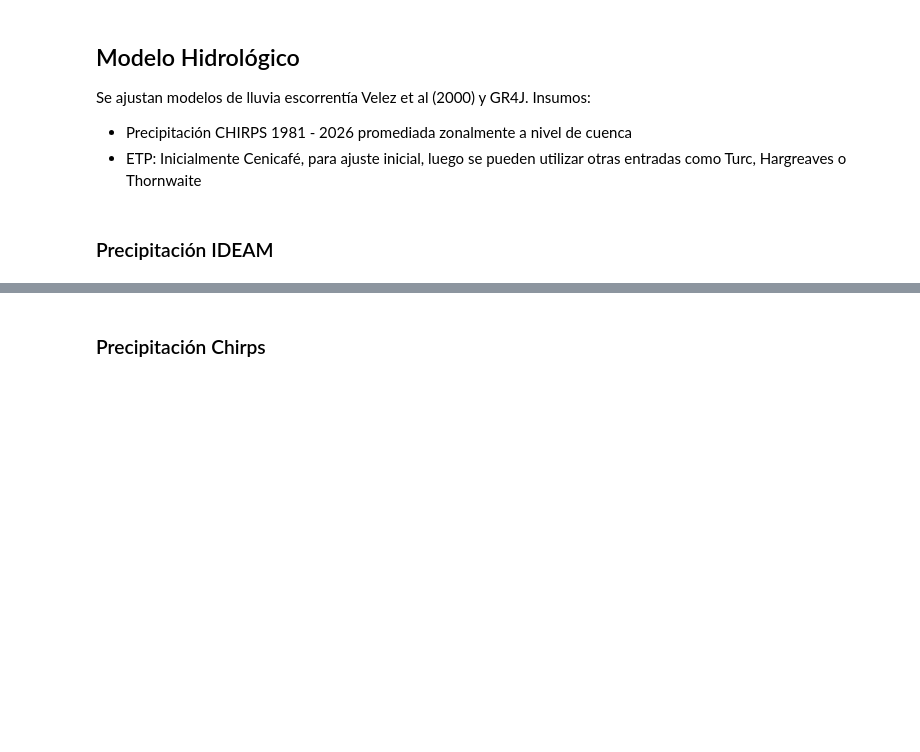
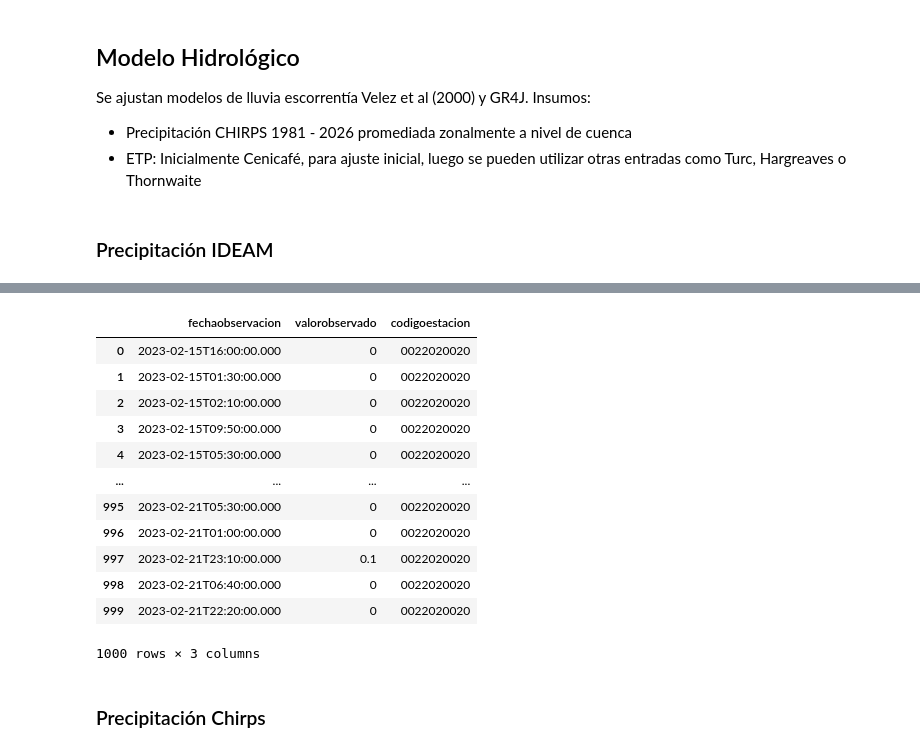
Before and after one commit to Juliant06/hidrologia_saldana, a Jupyter notebook: hidrologia_saldana.ipynb, the cells around one changed output, grey strips where cells are left out. Cells and saved outputs as stored; diff of their text form; code cells hidden in the pictures; blank space fills up the shorter version.

```diff
--- a/hidrologia_saldana.ipynb
+++ b/hidrologia_saldana.ipynb
@@ -219,0 +345,34 @@ Name: Codigo, dtype: object
+# %%
+app_token_pswrd = 'vumuq3ply1zix1zurw59svn3nsadjifh18pryntnbme07zchk'
+app_token_id = 'aifmynihqr2174mty3iswcadj'
+
+client = Socrata(
+    "www.datos.gov.co",
+    None,
+    username=app_token_id,
+    password=app_token_pswrd,
+    timeout=600
+)
+fecha_final = pd.to_datetime('2025-12-31')
+
+dfs_estacion_global = dict()
+for idx,cod in enumerate(cne_clipped.index):
+    codigo = '00' + cne_clipped.iloc[idx,0]
+    fecha_inicial = cne_clipped.loc[cod,'Fecha_inst']
+    range_dates = pd.date_range(fecha_inicial,fecha_final,freq='YS')
+    dfs_estacion = list()
+    for idx,date in enumerate(range_dates):
+# Opción A: paginación automática (trae todo el registro)
+        fecha_i_registro = date.strftime('%Y-%m')
+        fecha_f_registro = range_dates[idx + 1].strftime('%Y-%m')
+        registros = client.get_all(
+            dataset_identifier="s54a-sgyg",
+            select="fechaobservacion, valorobservado, codigoestacion",
+            where=f"codigoestacion = '{codigo}'AND fechaobservacion >= '{date}' AND fechaobservacion < '{fecha_f_registro}'",
+            order="fechaobservacion",   # orden estable para que la paginación no duplique ni salte filas
+        )
+        df_temp = pd.DataFrame.from_records(registros)
+        dfs_estacion.append(df_temp)
+
+    # Almacenamiento de la estacion
+    dfs_estacion_global[codigo] = dfs_estacion
@@ -220,3 +383,19 @@ Name: Codigo, dtype: object
+# %%
+df_temp
+# %% [output]
+|  | fechaobservacion | valorobservado | codigoestacion |
+| 0 | 2023-02-15T16:00:00.000 | 0 | 0022020020 |
+| 1 | 2023-02-15T01:30:00.000 | 0 | 0022020020 |
+| 2 | 2023-02-15T02:10:00.000 | 0 | 0022020020 |
+| 3 | 2023-02-15T09:50:00.000 | 0 | 0022020020 |
+| 4 | 2023-02-15T05:30:00.000 | 0 | 0022020020 |
+| ... | ... | ... | ... |
+| 995 | 2023-02-21T05:30:00.000 | 0 | 0022020020 |
+| 996 | 2023-02-21T01:00:00.000 | 0 | 0022020020 |
+| 997 | 2023-02-21T23:10:00.000 | 0.1 | 0022020020 |
+| 998 | 2023-02-21T06:40:00.000 | 0 | 0022020020 |
+| 999 | 2023-02-21T22:20:00.000 | 0 | 0022020020 |
+1000 rows × 3 columns
 # %% [markdown]
 ### Precipitación Chirps
 # %%
```
Also changed, not shown: parts of 10 cells of this notebook.
